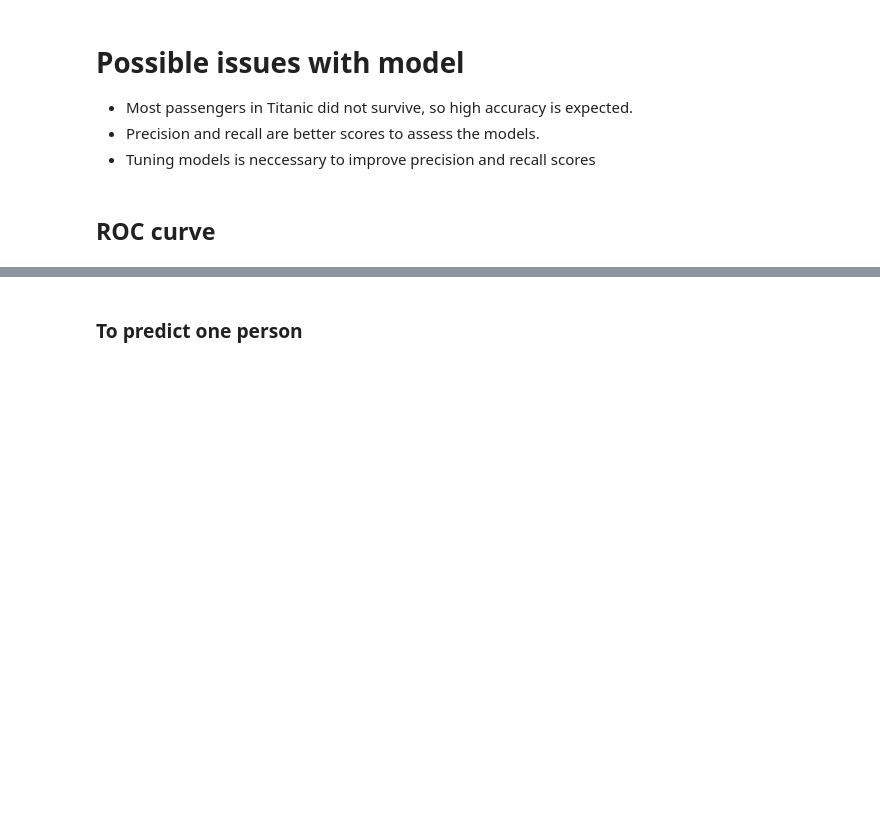
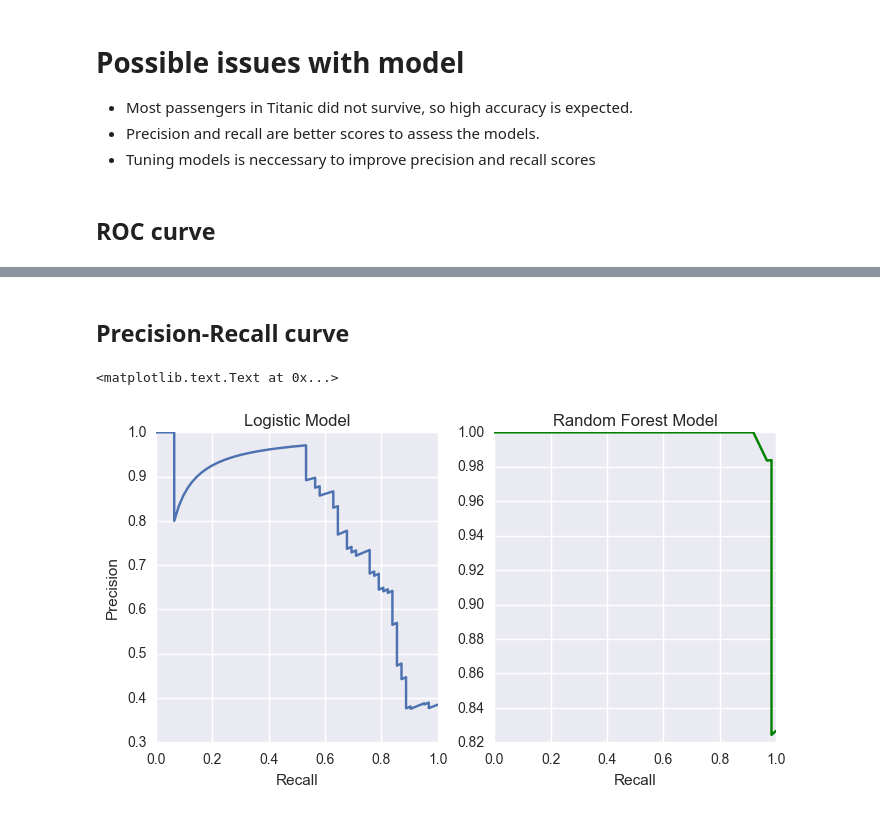
Before and after one commit to hainguyenau/Kaggle-Titanic, a Jupyter notebook: Titanic.ipynb, the cells around one changed output, grey strips where cells are left out. Saved outputs shown, nothing was run; the diff lists cells and outputs as text; code cells hidden in the pictures; blank space fills up the shorter version.

Commit message:
add PR curve

```diff
--- a/Titanic.ipynb
+++ b/Titanic.ipynb
@@ -664,3 +674,22 @@ ax2.set_title('Random Forest Model')
-# %% [markdown]
-### To predict one person
+# %% [markdown]
+## Precision-Recall curve
+# %%
+precision_log, recall_log, _ = precision_recall_curve(y_test, loaded_log_model.predict_proba(X_test)[:, 1], pos_label=1)
+precision_rf, recall_rf, _ = precision_recall_curve(y_test, loaded_rf_model.predict_proba(X_test)[:, 1], pos_label=1)
+# %%
+fig = plt.figure(figsize=(8, 4))
+ax1 = fig.add_subplot(121)
+ax1.plot(recall_log, precision_log)
+ax1.set_xlabel('Recall')
+ax1.set_ylabel('Precision')
+ax1.set_title('Logistic Model')
+
+ax2 = fig.add_subplot(122)
+ax2.plot(recall_rf, precision_rf, color='g')
+ax2.set_xlabel('Recall')
+# ax2.set_ylabel('True Positive Rate')
+ax2.set_title('Random Forest Model')
+# %% [output]
+<matplotlib.text.Text at 0x...>
+[figure, added]
 # %%
```
Also changed, not shown: parts of 16 cells of this notebook, 1 other file.
